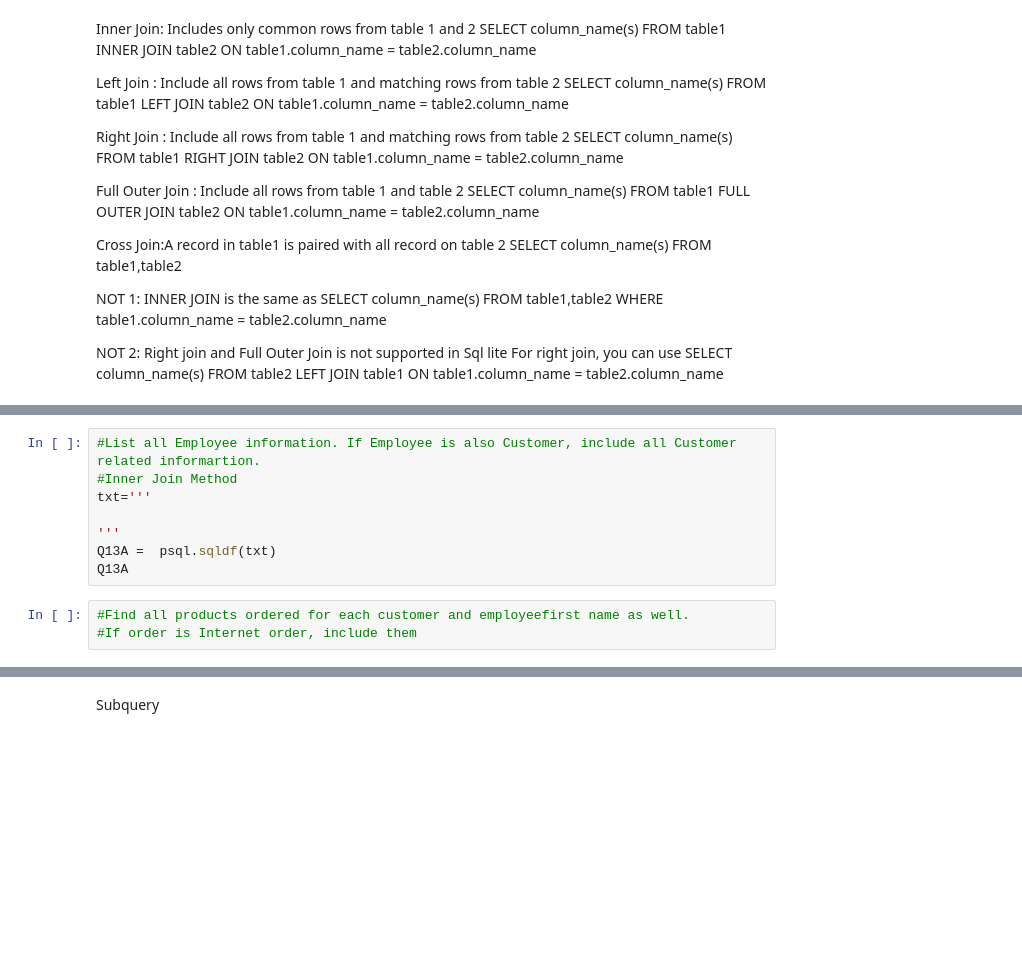
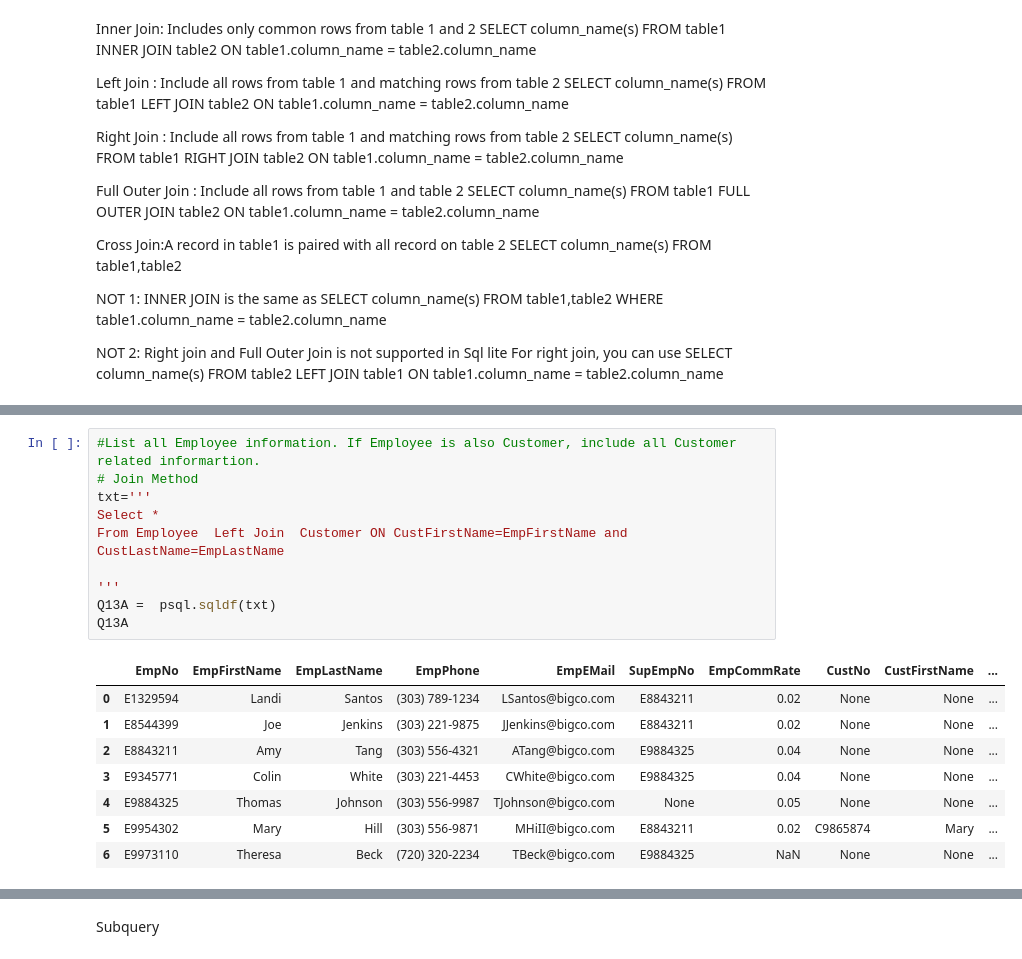
Before and after one commit to ogut77/BA, a Jupyter notebook: MultipleTable.ipynb, the cells around one changed output, grey strips where cells are left out. Saved outputs shown, nothing was run; the diff lists cells and outputs as text; blank space fills up the shorter version.

```diff
--- a/MultipleTable.ipynb
+++ b/MultipleTable.ipynb
@@ -500,13 +529,21 @@ Q13A
 # %%
 #List all Employee information. If Employee is also Customer, include all Customer related informartion.
-#Inner Join Method
+# Join Method
 txt='''
+Select *
+From Employee  Left Join  Customer ON CustFirstName=EmpFirstName and CustLastName=EmpLastName
 
 '''
 Q13A =  psql.sqldf(txt)
 Q13A
+# %% [output]
+|  | EmpNo | EmpFirstName | EmpLastName | EmpPhone | EmpEMail | SupEmpNo | EmpCommRate | CustNo | CustFirstName | ... |
+| 0 | E1329594 | Landi | Santos | (303) 789-1234 | LSantos@bigco.com | E8843211 | 0.02 | None | None | ... |
+| 1 | E8544399 | Joe | Jenkins | (303) 221-9875 | JJenkins@bigco.com | E8843211 | 0.02 | None | None | ... |
+| 2 | E8843211 | Amy | Tang | (303) 556-4321 | ATang@bigco.com | E9884325 | 0.04 | None | None | ... |
+| 3 | E9345771 | Colin | White | (303) 221-4453 | CWhite@bigco.com | E9884325 | 0.04 | None | None | ... |
+| 4 | E9884325 | Thomas | Johnson | (303) 556-9987 | TJohnson@bigco.com | None | 0.05 | None | None | ... |
+| 5 | E9954302 | Mary | Hill | (303) 556-9871 | MHiII@bigco.com | E8843211 | 0.02 | C9865874 | Mary | ... |
+| 6 | E9973110 | Theresa | Beck | (720) 320-2234 | TBeck@bigco.com | E9884325 | NaN | None | None | ... |
-# %%
-#Find all products ordered for each customer and employeefirst name as well.
-#If order is Internet order, include them
 # %%
 #Is there any product who are not ordered?
```
Also changed, not shown: parts of 14 cells of this notebook.
